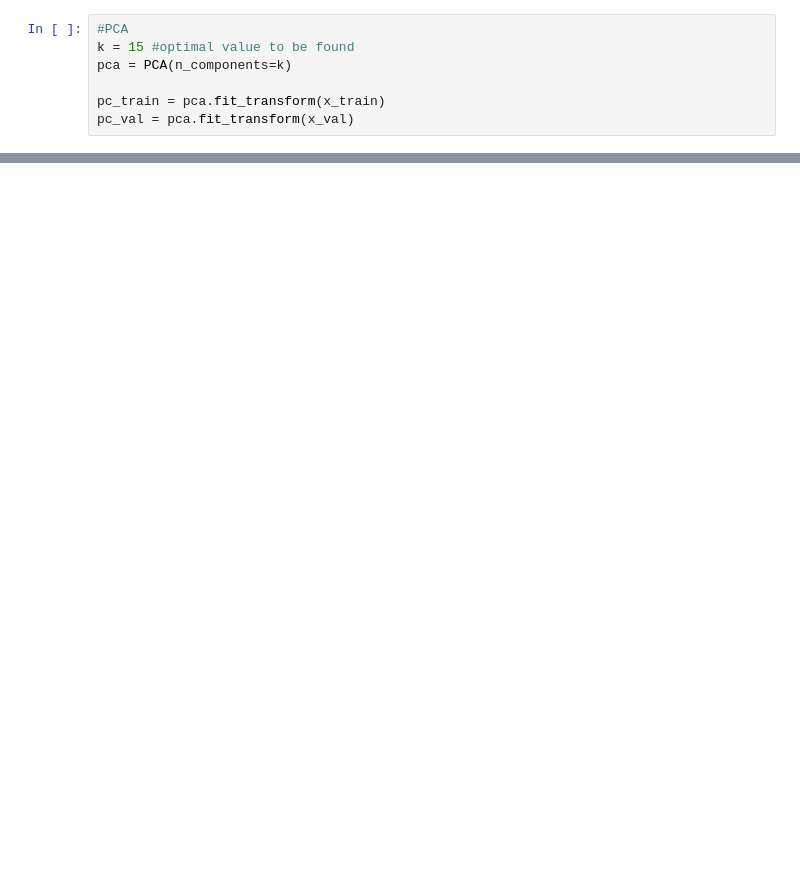
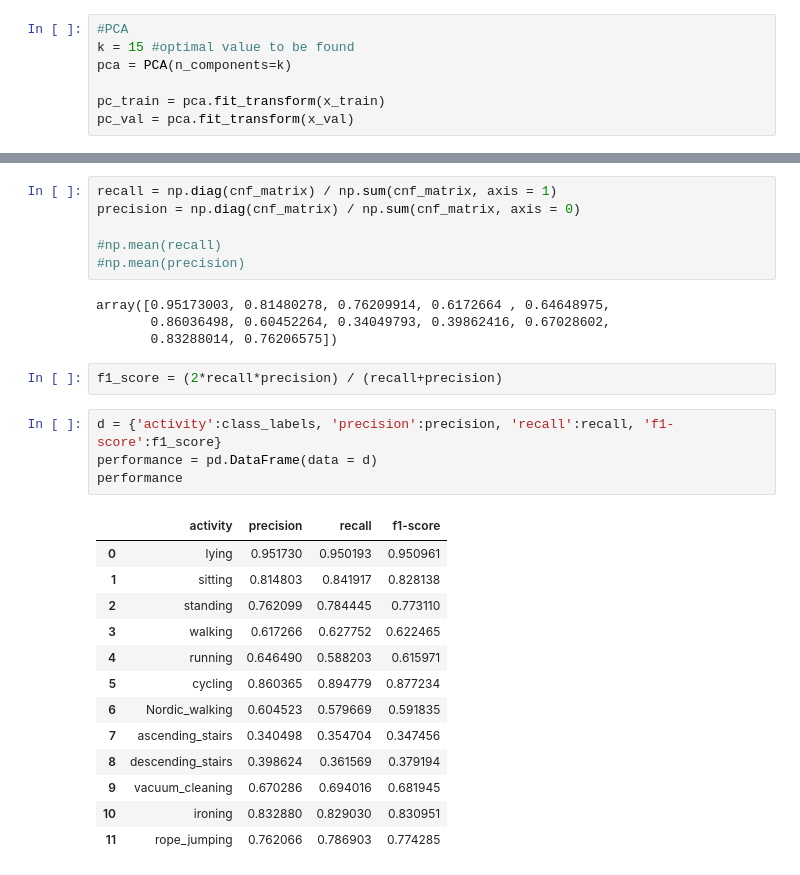
Before and after one commit to swetzel1/introduction_to_ml, a Jupyter notebook: project/final_project.ipynb, the cells around one changed output, grey strips where cells are left out. Drawn from its saved outputs; the diff is of its cells as text; blank space fills up the shorter version.

```diff
--- a/project/final_project.ipynb
+++ b/project/final_project.ipynb
@@ -377,0 +409,30 @@ Text(0.5, 36.58159722222221, 'Predicted label')
+# %%
+recall = np.diag(cnf_matrix) / np.sum(cnf_matrix, axis = 1)
+precision = np.diag(cnf_matrix) / np.sum(cnf_matrix, axis = 0)
+
+#np.mean(recall)
+#np.mean(precision)
+# %% [output]
+array([0.95173003, 0.81480278, 0.76209914, 0.6172664 , 0.64648975,
+       0.86036498, 0.60452264, 0.34049793, 0.39862416, 0.67028602,
+       0.83288014, 0.76206575])
+# %%
+f1_score = (2*recall*precision) / (recall+precision)
+# %%
+d = {'activity':class_labels, 'precision':precision, 'recall':recall, 'f1-score':f1_score}
+performance = pd.DataFrame(data = d)
+performance
+# %% [output]
+|  | activity | precision | recall | f1-score |
+| 0 | lying | 0.951730 | 0.950193 | 0.950961 |
+| 1 | sitting | 0.814803 | 0.841917 | 0.828138 |
+| 2 | standing | 0.762099 | 0.784445 | 0.773110 |
+| 3 | walking | 0.617266 | 0.627752 | 0.622465 |
+| 4 | running | 0.646490 | 0.588203 | 0.615971 |
+| 5 | cycling | 0.860365 | 0.894779 | 0.877234 |
+| 6 | Nordic_walking | 0.604523 | 0.579669 | 0.591835 |
+| 7 | ascending_stairs | 0.340498 | 0.354704 | 0.347456 |
+| 8 | descending_stairs | 0.398624 | 0.361569 | 0.379194 |
+| 9 | vacuum_cleaning | 0.670286 | 0.694016 | 0.681945 |
+| 10 | ironing | 0.832880 | 0.829030 | 0.830951 |
+| 11 | rope_jumping | 0.762066 | 0.786903 | 0.774285 |
```
Also changed, not shown: parts of 26 cells of this notebook.
